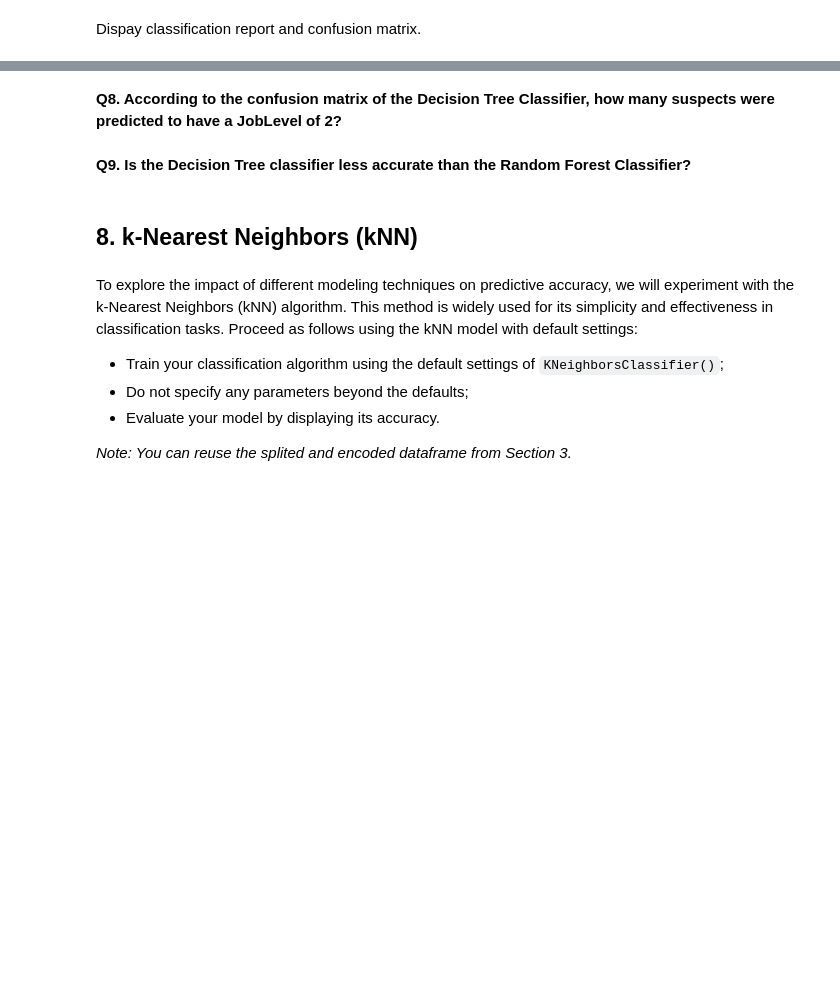
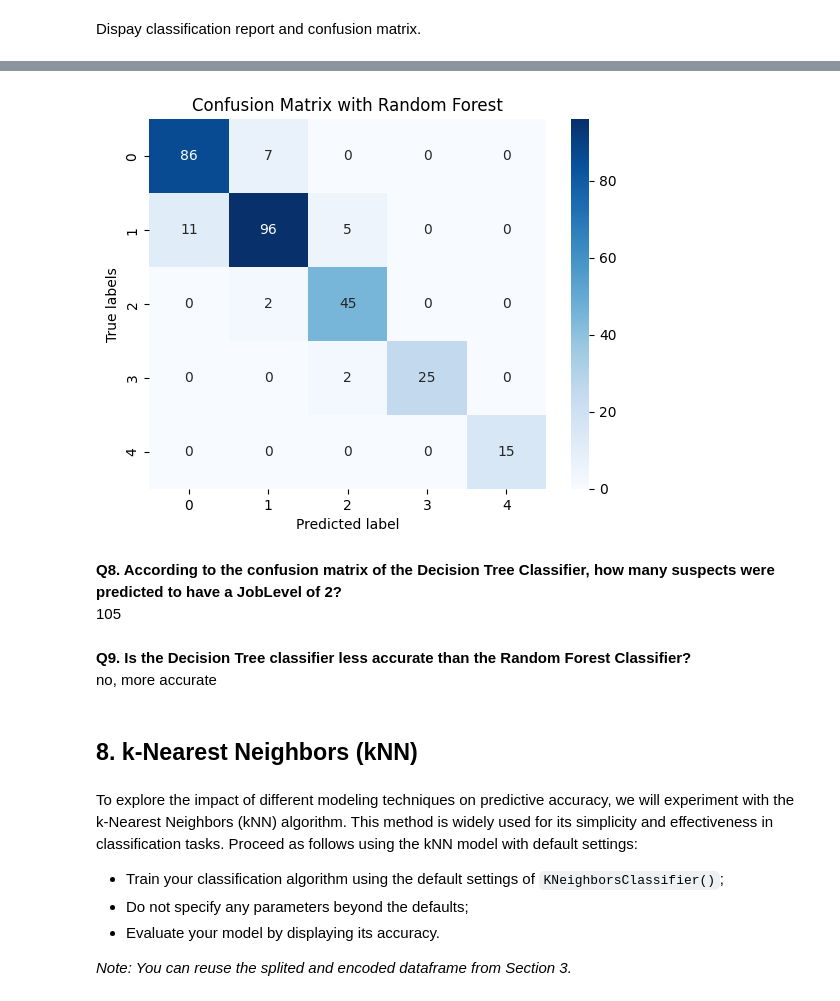
Before and after one commit to linneverh/MachineLearning, a Jupyter notebook: assignments/Part 3/Assignment_3_2024.ipynb, the cells around one changed output, grey strips where cells are left out. Saved outputs shown, nothing was run; the diff lists cells and outputs as text; code cells hidden in the pictures; blank space fills up the shorter version.

```diff
--- a/assignments/Part 3/Assignment_3_2024.ipynb
+++ b/assignments/Part 3/Assignment_3_2024.ipynb
@@ -400,0 +459,10 @@ To compare the effectiveness of different models, we will now utilize a Decision
+# %%
+# Create model
+model_tree = DecisionTreeClassifier(criterion = 'gini', max_depth = 5)
+
+# Fit model
+model_tree.fit(X_train, y_train)
+y_pred = model_tree.predict(X_test)
+# Test accuracy
+print('Accuracy of Decision Tree on test set: {:.4f}'.format(model_tree.score(X_test, y_test)))
+print('Accuracy of Decision Tree on training set: {:.4f}'.format(model_tree.score(X_train, y_train)))
@@ -405,7 +488,23 @@ Dispay classification report and confusion matrix.
+# %%
+# Plot confusion matrix as heatmap
+cm_rf = confusion_matrix(y_test, y_pred)
+
+# Adjust the confusion matrix for 1-based indexing if necessary
+if np.min(y_test) == 0:  # Check if the smallest label is 0
+    cm_rf = np.roll(cm_rf, shift=1, axis=0)
+    cm_rf = np.roll(cm_rf, shift=1, axis=1)
+
+
+sns.heatmap(cm_rf, annot=True, cmap='Blues', fmt='.4g')
+plt.xlabel('Predicted label')
+plt.ylabel('True labels')
+plt.title('Confusion Matrix with Random Forest');
+# %% [output]
+[figure, added]
 # %% [markdown]
-**Q8. According to the confusion matrix of the Decision Tree Classifier, how many suspects were predicted to have a JobLevel of 2?**
+**Q8. According to the confusion matrix of the Decision Tree Classifier, how many suspects were predicted to have a JobLevel of 2?** <br> 105
 # %% [markdown]
-**Q9. Is the Decision Tree classifier less accurate than the Random Forest Classifier?**
+**Q9. Is the Decision Tree classifier less accurate than the Random Forest Classifier?** <br> no, more accurate
 # %% [markdown]
 ## 8. k-Nearest Neighbors (kNN)
 # %% [markdown]
```
Also changed, not shown: parts of 56 cells of this notebook.
